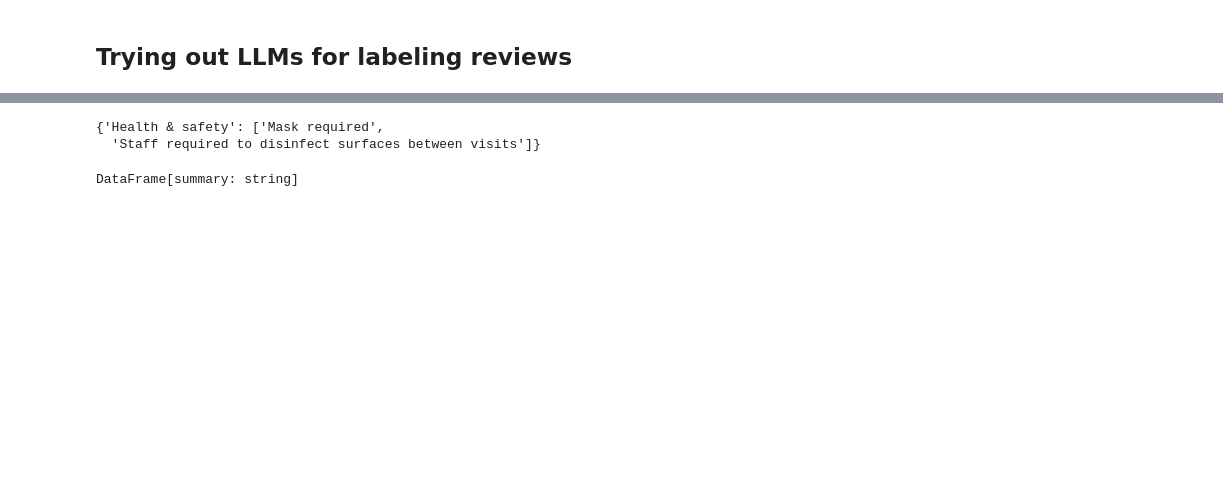
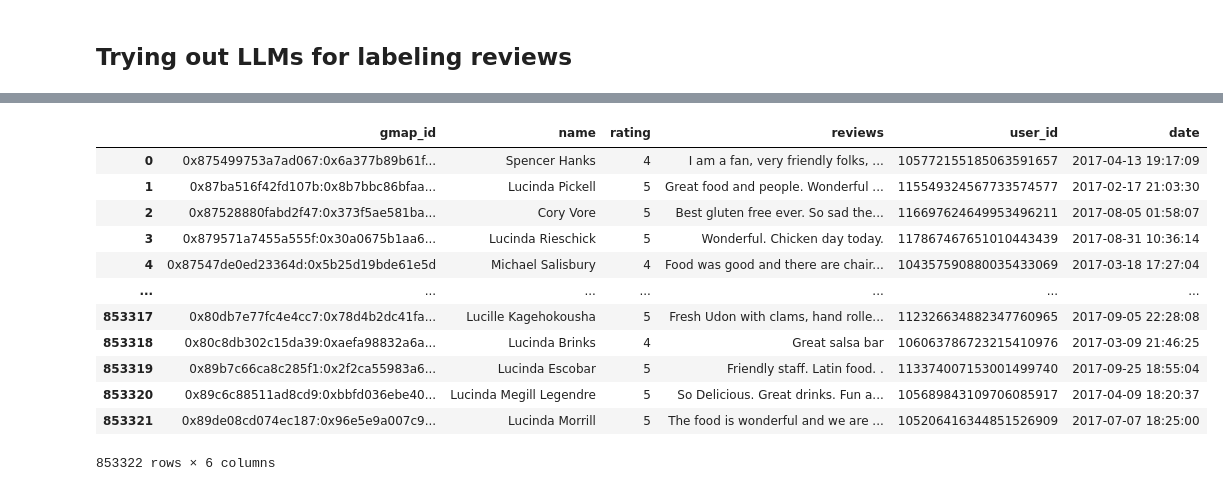
Before and after one commit to someonefrom93/Restaurant_Reviews, a Jupyter notebook: pre_etl_for_eda.ipynb, the cells around one changed output, grey strips where cells are left out. Saved outputs shown, nothing was run; the diff lists cells and outputs as text; code cells hidden in the pictures; blank space fills up the shorter version.

```diff
--- a/pre_etl_for_eda.ipynb
+++ b/pre_etl_for_eda.ipynb
@@ -536,9 +325,18 @@ MISC = {"Service options": ["In-store shopping", "Same-day delivery"], "Health &
-# %%
-{k: v for (k,v) in MISC.items() if k == 'Health & safety'}
-# %% [output]
-{'Health & safety': ['Mask required',
-  'Staff required to disinfect surfaces between visits']}
-# %%
-restaurants_metadata.describe('MISC')
-# %% [output]
-DataFrame[summary: string]
+# %%
+df = pd.read_csv("data\\reviews_data\year=2017\part-00000-d16ca764-2ee1-40e2-a290-4d950dfa6152.c000.csv")
+# %%
+df
+# %% [output]
+|  | gmap_id | name | rating | reviews | user_id | date |
+| 0 | 0x875499753a7ad067:0x6a377b89b61f... | Spencer Hanks | 4 | I am a fan, very friendly folks, ... | 105772155185063591657 | 2017-04-13 19:17:09 |
+| 1 | 0x87ba516f42fd107b:0x8b7bbc86bfaa... | Lucinda Pickell | 5 | Great food and people. Wonderful ... | 115549324567733574577 | 2017-02-17 21:03:30 |
+| 2 | 0x87528880fabd2f47:0x373f5ae581ba... | Cory Vore | 5 | Best gluten free ever. So sad the... | 116697624649953496211 | 2017-08-05 01:58:07 |
+| 3 | 0x879571a7455a555f:0x30a0675b1aa6... | Lucinda Rieschick | 5 | Wonderful. Chicken day today. | 117867467651010443439 | 2017-08-31 10:36:14 |
+| 4 | 0x87547de0ed23364d:0x5b25d19bde61e5d | Michael Salisbury | 4 | Food was good and there are chair... | 104357590880035433069 | 2017-03-18 17:27:04 |
+| ... | ... | ... | ... | ... | ... | ... |
+| 853317 | 0x80db7e77fc4e4cc7:0x78d4b2dc41fa... | Lucille Kagehokousha | 5 | Fresh Udon with clams, hand rolle... | 112326634882347760965 | 2017-09-05 22:28:08 |
+| 853318 | 0x80c8db302c15da39:0xaefa98832a6a... | Lucinda Brinks | 4 | Great salsa bar | 106063786723215410976 | 2017-03-09 21:46:25 |
+| 853319 | 0x89b7c66ca8c285f1:0x2f2ca55983a6... | Lucinda Escobar | 5 | Friendly staff. Latin food. . | 113374007153001499740 | 2017-09-25 18:55:04 |
+| 853320 | 0x89c6c88511ad8cd9:0xbbfd036ebe40... | Lucinda Megill Legendre | 5 | So Delicious. Great drinks. Fun a... | 105689843109706085917 | 2017-04-09 18:20:37 |
+| 853321 | 0x89de08cd074ec187:0x96e5e9a007c9... | Lucinda Morrill | 5 | The food is wonderful and we are ... | 105206416344851526909 | 2017-07-07 18:25:00 |
+853322 rows × 6 columns
```
Also changed, not shown: parts of 26 cells of this notebook.
